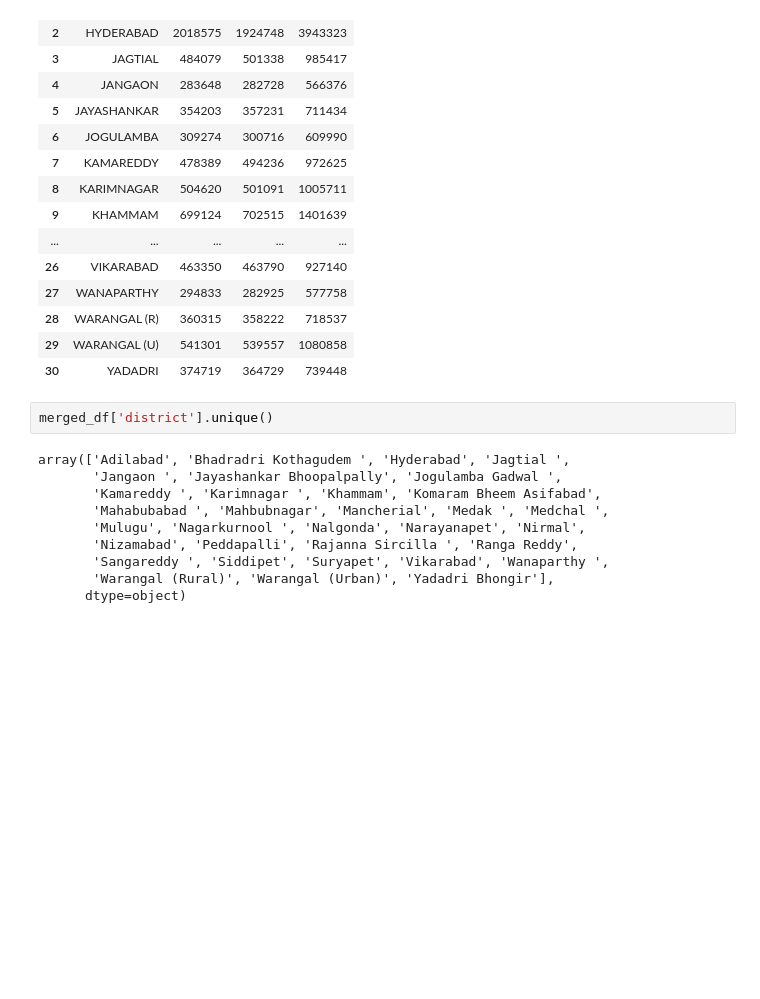
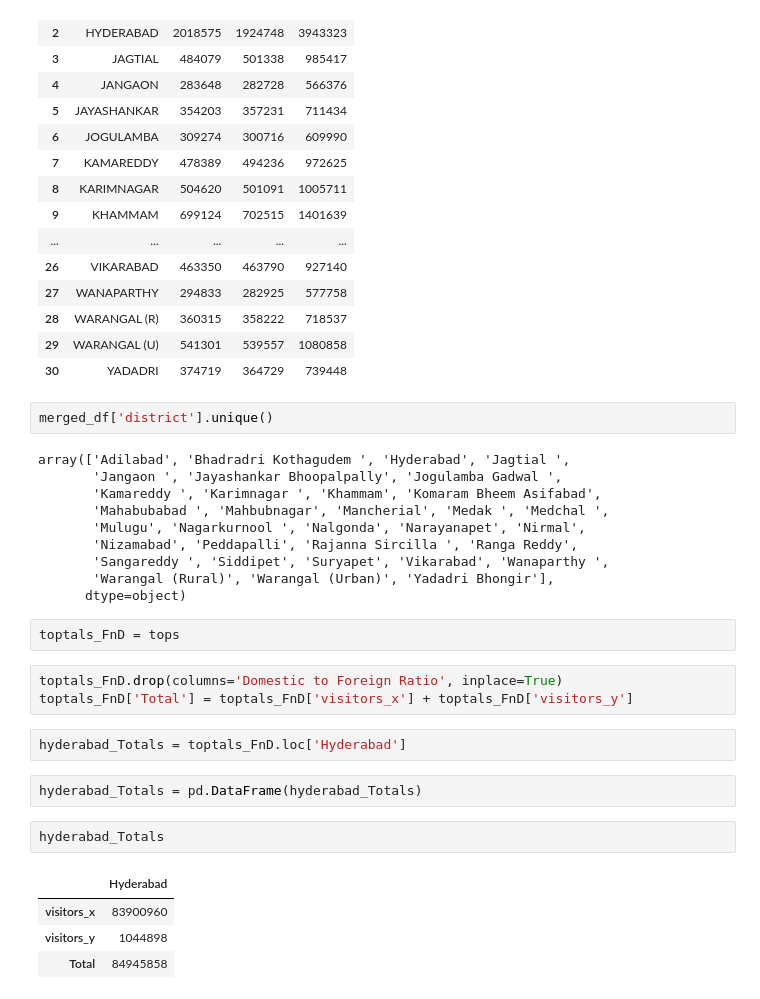
Before and after one commit to Ayomided/Telanagana-Tourism-Analysis, a Jupyter notebook: data_cleaning.ipynb, the cells around one changed output. Cells and saved outputs as stored; diff of their text form; blank space fills up the shorter version.

```diff
--- a/data_cleaning.ipynb
+++ b/data_cleaning.ipynb
@@ -647,3 +647,19 @@ array(['Adilabad', 'Bhadradri Kothagudem ', 'Hyderabad', 'Jagtial ',
        'Sangareddy ', 'Siddipet', 'Suryapet', 'Vikarabad', 'Wanaparthy ',
        'Warangal (Rural)', 'Warangal (Urban)', 'Yadadri Bhongir'],
       dtype=object)
+# %%
+toptals_FnD = tops
+# %%
+toptals_FnD.drop(columns='Domestic to Foreign Ratio', inplace=True)
+toptals_FnD['Total'] = toptals_FnD['visitors_x'] + toptals_FnD['visitors_y']
+# %%
+hyderabad_Totals = toptals_FnD.loc['Hyderabad']
+# %%
+hyderabad_Totals = pd.DataFrame(hyderabad_Totals)
+# %%
+hyderabad_Totals
+# %% [output]
+|  | Hyderabad |
+| visitors_x | 83900960 |
+| visitors_y | 1044898 |
+| Total | 84945858 |
```
Also changed, not shown: parts of 9 cells of this notebook.
